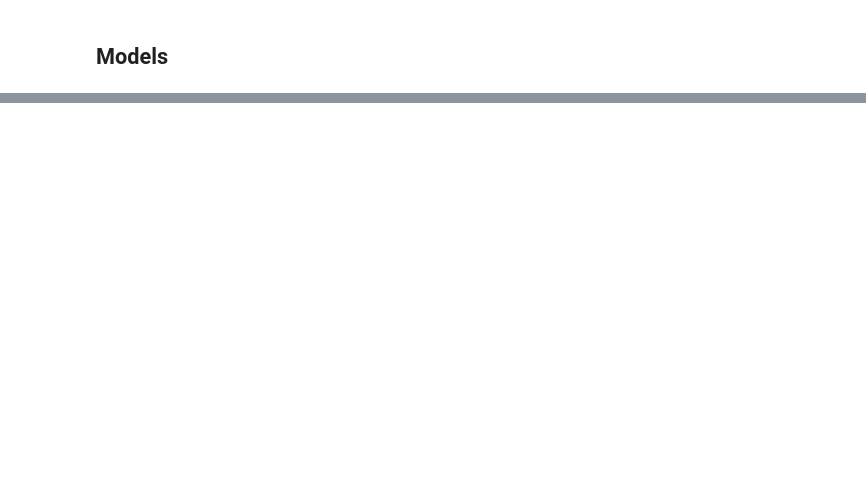
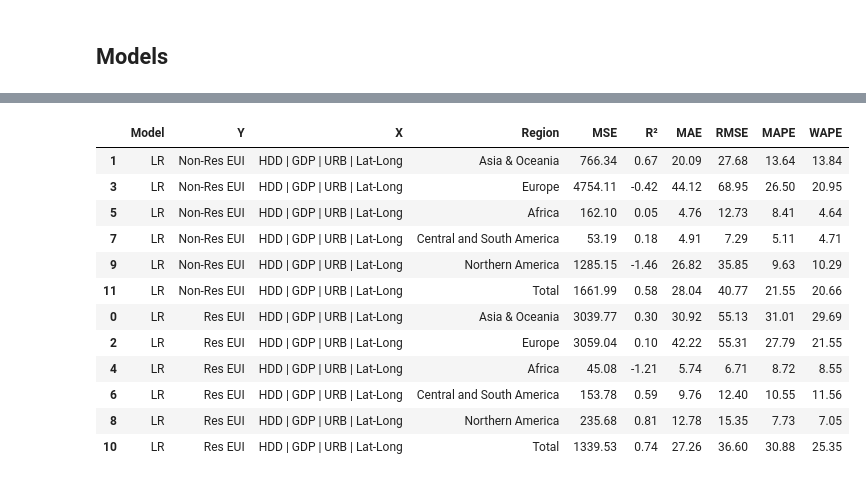
Before and after one commit to AliciaXia222/Capstone-Team-Climate-Trace, a Jupyter notebook: Base_Model.ipynb, the cells around one changed output, grey strips where cells are left out. Drawn from its saved outputs; the diff is of its cells as text; code cells hidden in the pictures; blank space fills up the shorter version.

```diff
--- a/Base_Model.ipynb
+++ b/Base_Model.ipynb
@@ -297,0 +475,17 @@ merged_df[merged_df['GDP_2022'].isna()]
+# %%
+
+# Rename the columns to more descriptive names
+# Rename the columns to more descriptive names using the actual column names
+country_info_df.rename(
+    columns={
+        "AND": "ISO_alpha3",
+        "Andorra": "Country_Name",
+        "Andorra la Vella": "Capital",
+        "468": "Area_km2",
+        "77006": "Population",
+        "EU": "Continent",
+    },
+    inplace=True,
+)
+
+country_info_df.head()
@@ -298,2 +883,2 @@ merged_df[merged_df['GDP_2022'].isna()]
 # %%
-merged_df.head()
+merged_df = final_merged_with_urbanization
@@ -375,5 +905,2 @@ missing_urbanization_rate
 # %% [markdown]
 ## Models
-# %%
-merged_df = merged_df.dropna(subset=["GDP_2022", "Urbanization_Rate_2022"])
-merged_df.head()
@@ -491,0 +911,3 @@ metrics_non_residential_df
+# %%
+# this is temporal, look for a way to fill this
+merged_df = merged_df[merged_df['Country'] != 'Taiwan']
@@ -491,0 +1008,16 @@ metrics_non_residential_df
+# %%
+metrics_by_region_df.sort_values(by='Y')
+# %% [output]
+|  | Model | Y | X | Region | MSE | R² | MAE | RMSE | MAPE | WAPE |
+| 1 | LR | Non-Res EUI | HDD | GDP | URB | Lat-Long | Asia & Oceania | 766.34 | 0.67 | 20.09 | 27.68 | 13.64 | 13.84 |
+| 3 | LR | Non-Res EUI | HDD | GDP | URB | Lat-Long | Europe | 4754.11 | -0.42 | 44.12 | 68.95 | 26.50 | 20.95 |
+| 5 | LR | Non-Res EUI | HDD | GDP | URB | Lat-Long | Africa | 162.10 | 0.05 | 4.76 | 12.73 | 8.41 | 4.64 |
+| 7 | LR | Non-Res EUI | HDD | GDP | URB | Lat-Long | Central and South America | 53.19 | 0.18 | 4.91 | 7.29 | 5.11 | 4.71 |
+| 9 | LR | Non-Res EUI | HDD | GDP | URB | Lat-Long | Northern America | 1285.15 | -1.46 | 26.82 | 35.85 | 9.63 | 10.29 |
+| 11 | LR | Non-Res EUI | HDD | GDP | URB | Lat-Long | Total | 1661.99 | 0.58 | 28.04 | 40.77 | 21.55 | 20.66 |
+| 0 | LR | Res EUI | HDD | GDP | URB | Lat-Long | Asia & Oceania | 3039.77 | 0.30 | 30.92 | 55.13 | 31.01 | 29.69 |
+| 2 | LR | Res EUI | HDD | GDP | URB | Lat-Long | Europe | 3059.04 | 0.10 | 42.22 | 55.31 | 27.79 | 21.55 |
+| 4 | LR | Res EUI | HDD | GDP | URB | Lat-Long | Africa | 45.08 | -1.21 | 5.74 | 6.71 | 8.72 | 8.55 |
+| 6 | LR | Res EUI | HDD | GDP | URB | Lat-Long | Central and South America | 153.78 | 0.59 | 9.76 | 12.40 | 10.55 | 11.56 |
+| 8 | LR | Res EUI | HDD | GDP | URB | Lat-Long | Northern America | 235.68 | 0.81 | 12.78 | 15.35 | 7.73 | 7.05 |
+| 10 | LR | Res EUI | HDD | GDP | URB | Lat-Long | Total | 1339.53 | 0.74 | 27.26 | 36.60 | 30.88 | 25.35 |
```
Also changed, not shown: parts of 53 cells of this notebook, 3 other files.
